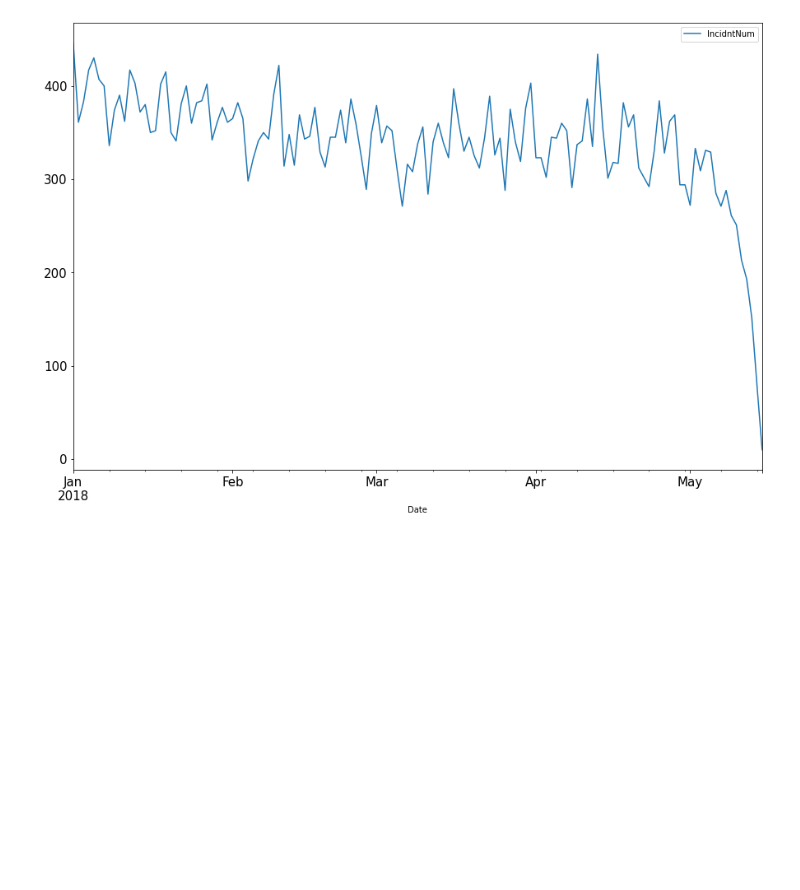
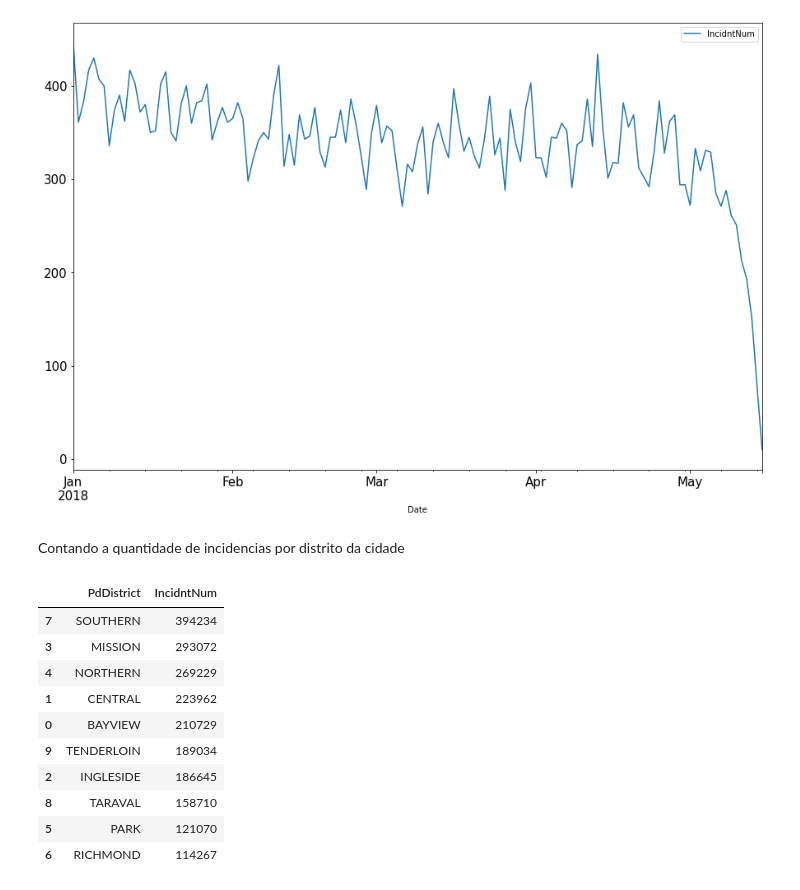
Before and after one commit to Alissonfersoa/python-exercicios, a Jupyter notebook: Prática1_Dados_de_Incidentes.ipynb, the cells around one changed output. Drawn from its saved outputs; the diff is of its cells as text; code cells hidden in the pictures; blank space fills up the shorter version.

```diff
--- a/Prática1_Dados_de_Incidentes.ipynb
+++ b/Prática1_Dados_de_Incidentes.ipynb
@@ -134,3 +134,20 @@ df_group.query('Date >= "2018-01-01"').plot('Date', 'IncidntNum', figsize=(15, 1
 # %% [output]
 <matplotlib.axes._subplots.AxesSubplot at 0x...>
 [figure]
+# %% [markdown]
+Contando a quantidade de incidencias por distrito da cidade
+# %%
+df_district = df.groupby('PdDistrict').IncidntNum.count().reset_index()
+df_district.sort_values(by='IncidntNum', ascending= False)
+# %% [output]
+|  | PdDistrict | IncidntNum |
+| 7 | SOUTHERN | 394234 |
+| 3 | MISSION | 293072 |
+| 4 | NORTHERN | 269229 |
+| 1 | CENTRAL | 223962 |
+| 0 | BAYVIEW | 210729 |
+| 9 | TENDERLOIN | 189034 |
+| 2 | INGLESIDE | 186645 |
+| 8 | TARAVAL | 158710 |
+| 5 | PARK | 121070 |
+| 6 | RICHMOND | 114267 |
```
